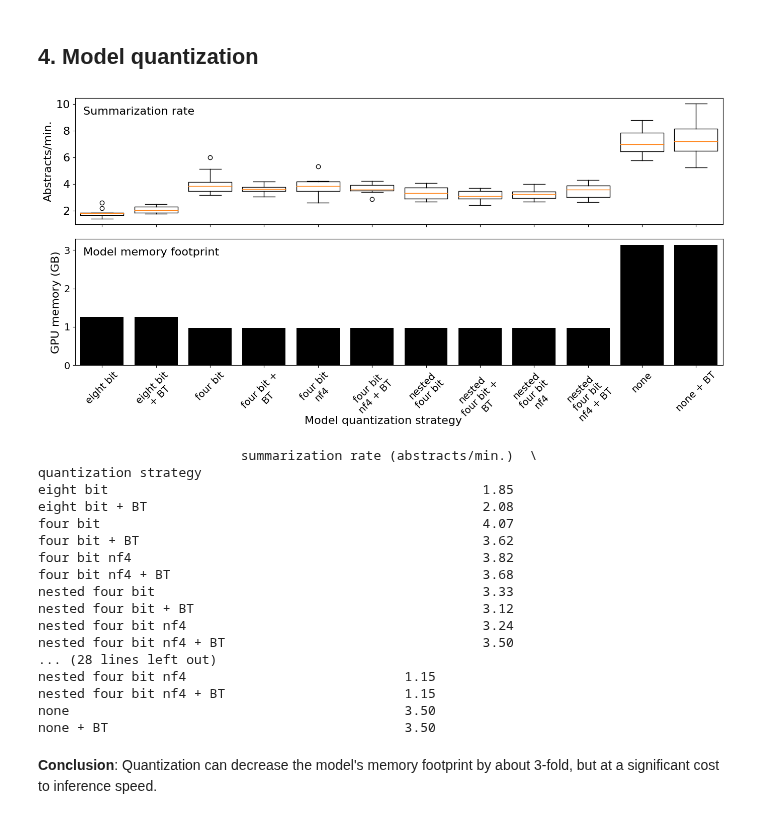
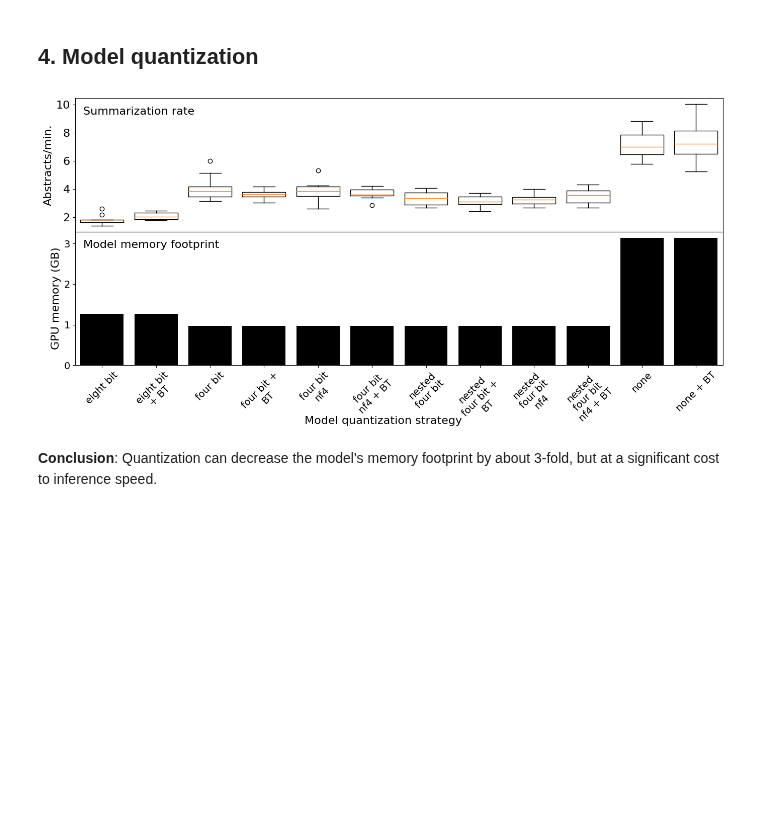
Before and after one commit to gperdrizet/PUBSUM, a Jupyter notebook: pubsum/notebooks/benchmarking_results.ipynb, the cells around one changed output. Cells and saved outputs as stored; diff of their text form; code cells hidden in the pictures; blank space fills up the shorter version.

```diff
--- a/pubsum/notebooks/benchmarking_results.ipynb
+++ b/pubsum/notebooks/benchmarking_results.ipynb
@@ -183,26 +137,9 @@ GPU                        NaN   NaN   NaN   NaN   NaN
 # %% [markdown]
 ## 4. Model quantization
 # %%
-data = plot_funcs.model_quantization_plot('../benchmarks/model_quantization/results.csv')
+data = plot_funcs.model_quantization_plot('../benchmarks/model_quantization/results.csv', show_table = False)
 # %% [output]
-[figure, old version]
+[figure, new version]
-                          summarization rate (abstracts/min.)  \
-quantization strategy
-eight bit                                                1.85
-eight bit + BT                                           2.08
-four bit                                                 4.07
-four bit + BT                                            3.62
-four bit nf4                                             3.82
-four bit nf4 + BT                                        3.68
-nested four bit                                          3.33
-nested four bit + BT                                     3.12
-nested four bit nf4                                      3.24
-nested four bit nf4 + BT                                 3.50
-... (28 lines left out)
-nested four bit nf4                            1.15
-nested four bit nf4 + BT                       1.15
-none                                           3.50
-none + BT                                      3.50
 # %% [markdown]
 **Conclusion**: Quantization can decrease the model's memory footprint by about 3-fold, but at a significant cost to inference speed.
 # %% [markdown]
```
Also changed, not shown: parts of 12 cells of this notebook, 10 other files.
